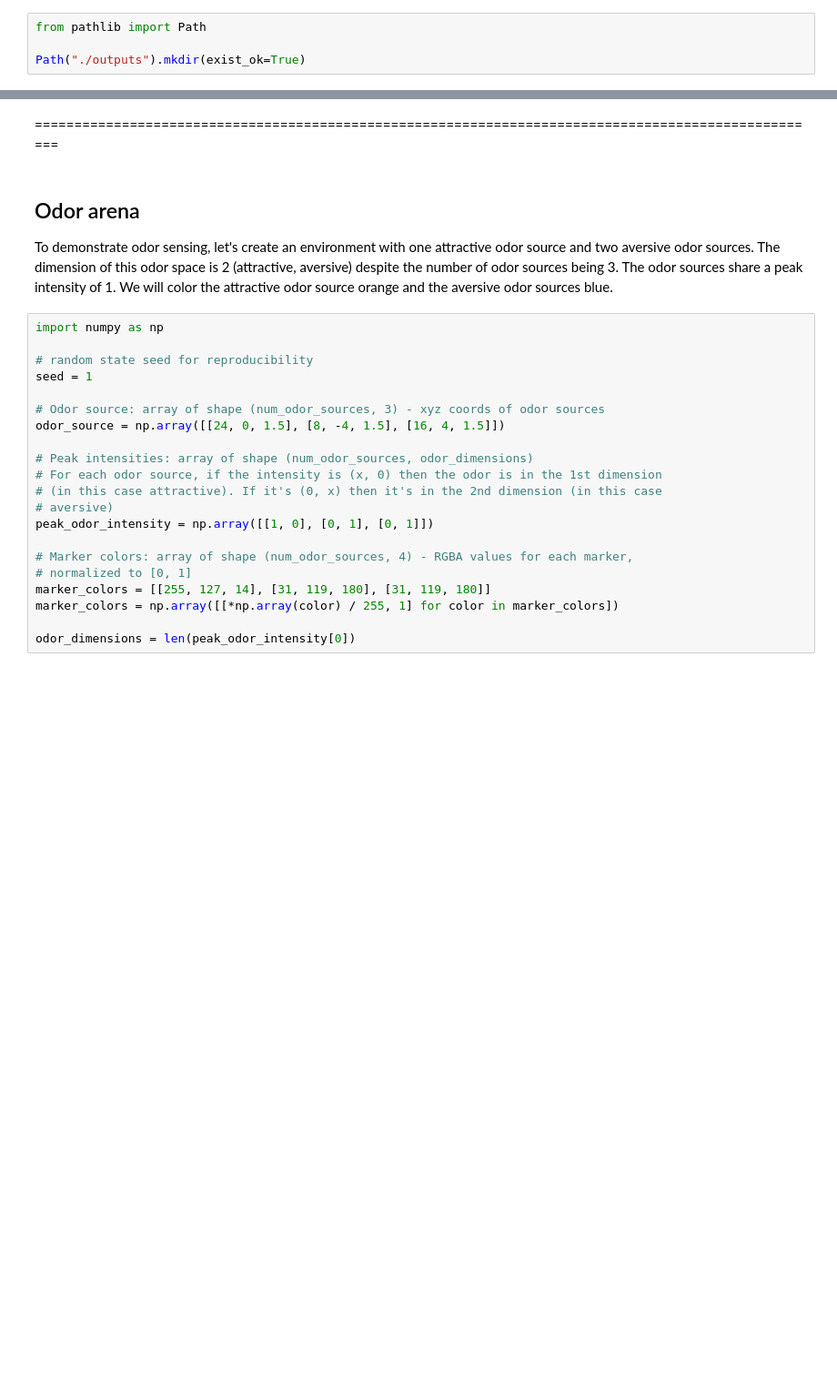
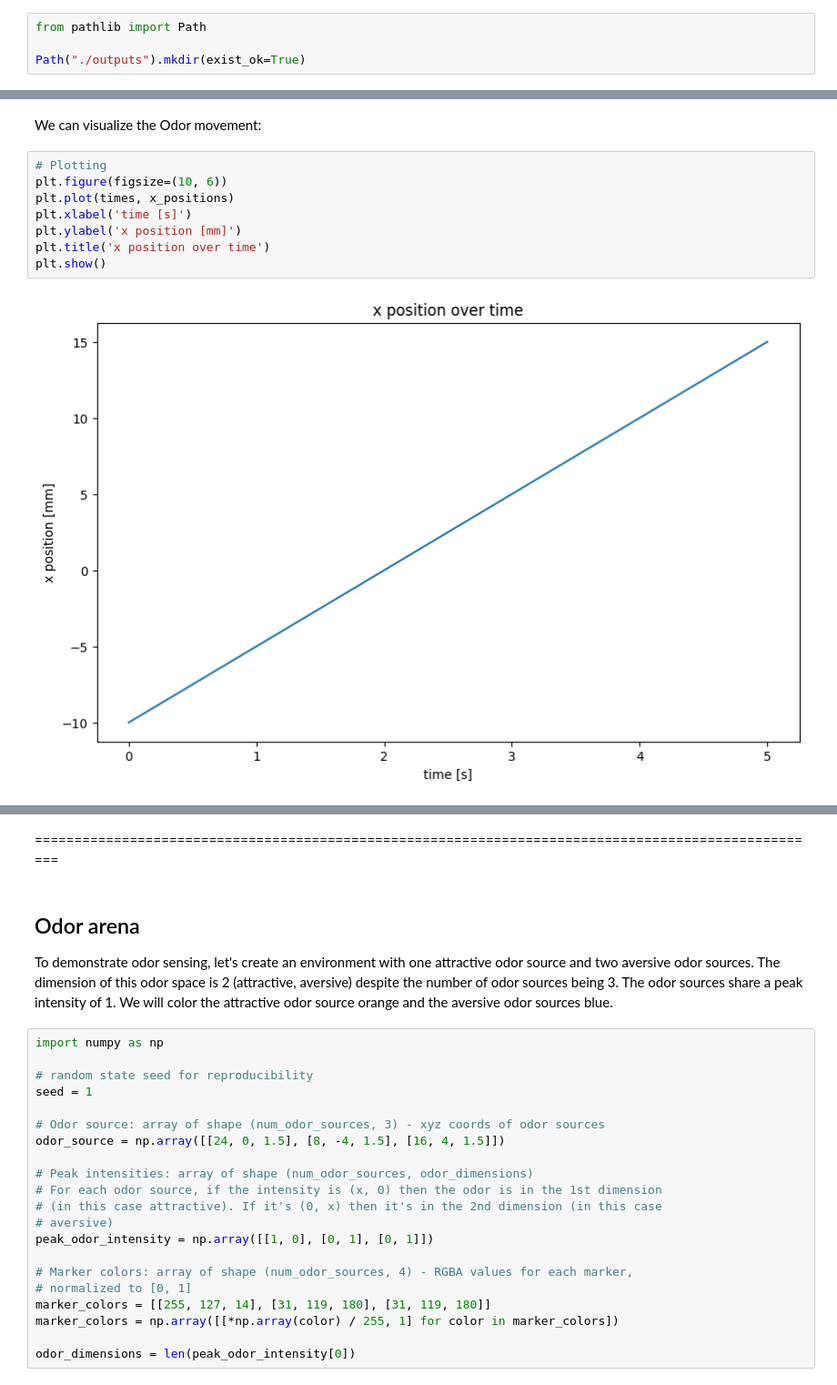
Before and after one commit to LeMonsieurPompidou/Cobar_olfactoryAlgorithm, a Jupyter notebook: Olfaction.ipynb, the cells around one changed output, grey strips where cells are left out. Shown: that part at 91% size. Drawn from its saved outputs; the diff is of its cells as text; blank space fills up the shorter version.

```diff
--- a/Olfaction.ipynb
+++ b/Olfaction.ipynb
@@ -75,0 +263,12 @@ fig.savefig("./outputs/vision_sim_env.png")
+# %% [markdown]
+We can visualize the Odor movement:
+# %%
+# Plotting
+plt.figure(figsize=(10, 6))
+plt.plot(times, x_positions)
+plt.xlabel('time [s]')
+plt.ylabel('x position [mm]')
+plt.title('x position over time')
+plt.show()
+# %% [output]
+[figure, added]
```
Also changed, not shown: parts of 10 cells of this notebook, 19 other files.
